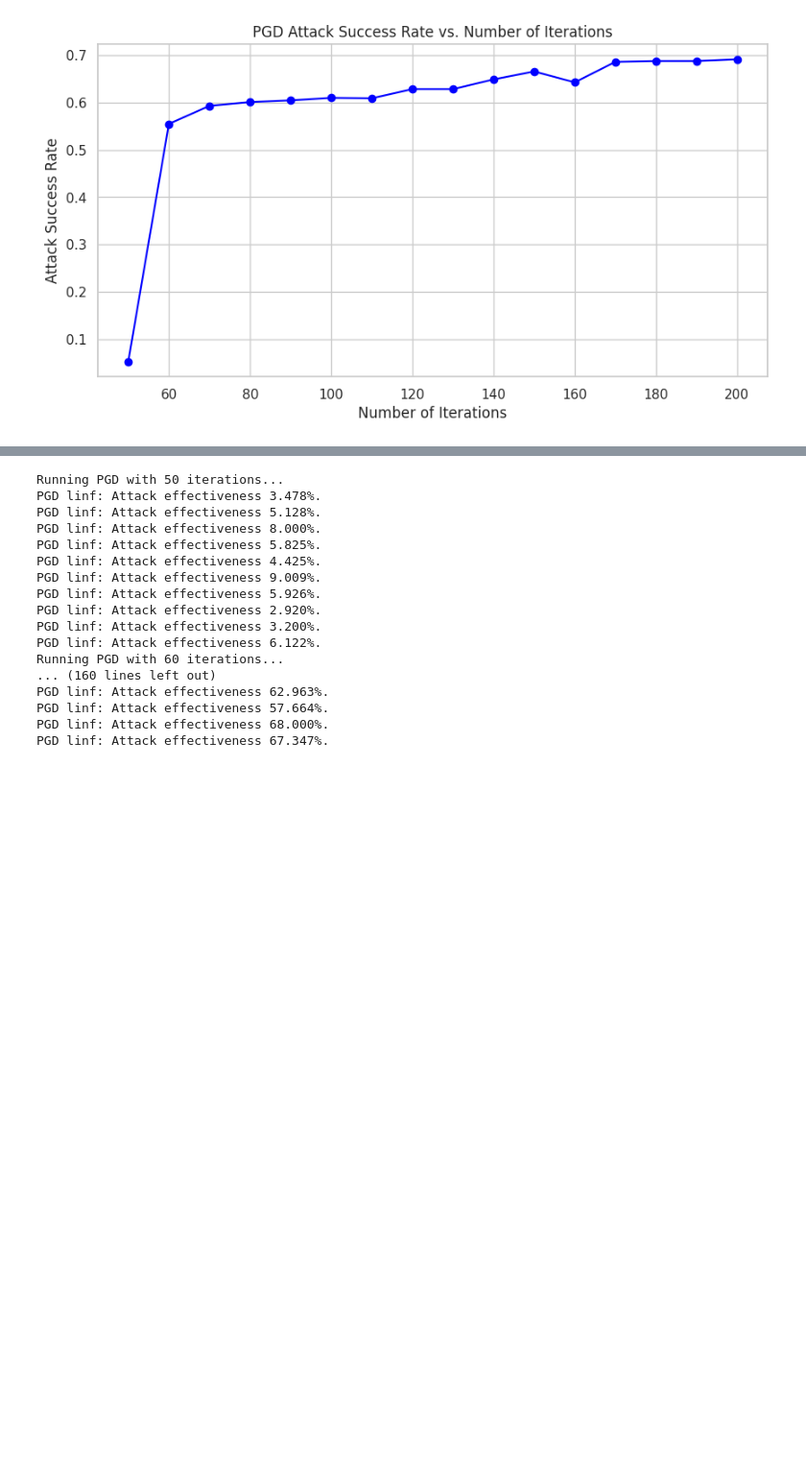
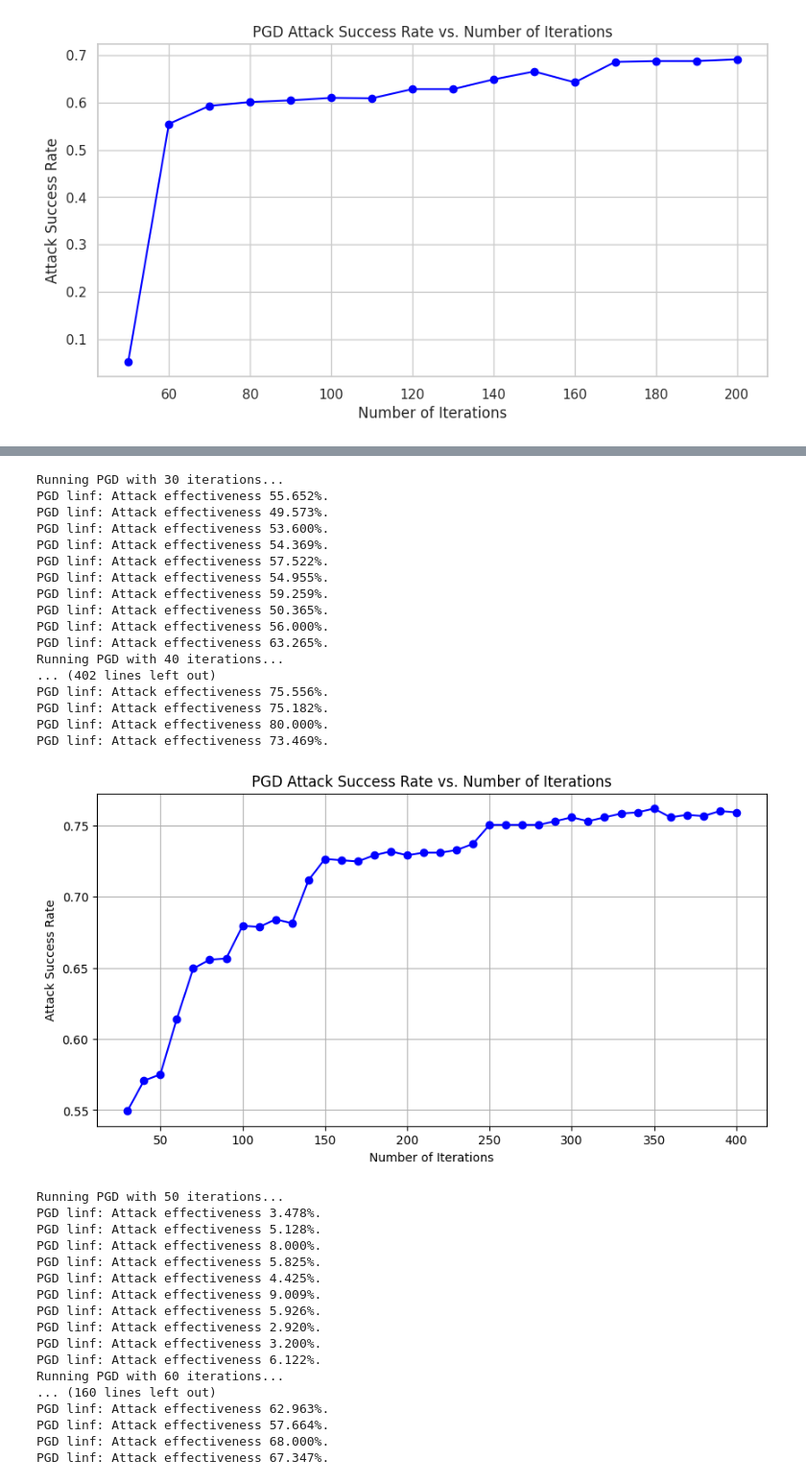
Before and after one commit to mostafa-ja/mal_adv4, a Jupyter notebook: adverserial_attack_RBF2.ipynb, the cells around one changed output, grey strips where cells are left out. Shown at 96% size. Drawn from its saved outputs; the diff is of its cells as text; code cells hidden in the pictures; blank space fills up the shorter version.

```diff
--- a/adverserial_attack_RBF2.ipynb
+++ b/adverserial_attack_RBF2.ipynb
@@ -2184,3 +2105,81 @@ PGD linf: Attack effectiveness 69.388%.
+# %%
+import torch
+import torch.nn as nn
+import torch.optim as optim
+import matplotlib.pyplot as plt
+import numpy as np
+
+def adv_predict(test_loader, model, attack, device, **kwargs):
+    model.eval()
+    n_samples = 0
+    cor_test = 0
+    cor_ad_test = 0
+
+    with torch.no_grad():
+        for x_test, y_test in test_loader:
+            x_test, y_test = x_test.to(torch.float32).to(device), y_test.to(device)
+            mal_x_batch, mal_y_batch = x_test[y_test.squeeze() == 1], y_test[y_test.squeeze() == 1]
+            n_samples += len(mal_y_batch)
+
+            outputs = model(mal_x_batch)
+            predicted = outputs.argmax(1)
+            cor_test += (predicted == 1).sum().item()
+
+            with torch.enable_grad():
+                pertb_mal_x, _, _ = attack(mal_x_batch, mal_y_batch, model, insertion_array, removal_array, **kwargs)
+
+            outputs = model(pertb_mal_x)
+            y_pred = outputs.argmax(1)
+            cor_ad_test += (y_pred == 1).sum().item()
+
+    # Calculate success rate as 1 - (correct predictions under attack / total samples)
+    attack_success_rate = 1 - (cor_ad_test / n_samples)
+    return attack_success_rate
+
+def run_pgd_attack(model, test_loader, device, iterations_list, step_size=0.02):
+    attack_success_rates = []
+    for k in iterations_list:
+        print(f"Running PGD with {k} iterations...")
+        success_rate = adv_predict(test_loader, model, pgd_min, device, k=k, step_length=step_size, norm='linf')
+        attack_success_rates.append(success_rate)
+
+    return attack_success_rates
+
+def plot_attack_success_rates(success_rates, iterations_list):
+    plt.figure(figsize=(10, 5))
+    plt.plot(iterations_list, success_rates, '-o', color='blue')
+    plt.title('PGD Attack Success Rate vs. Number of Iterations')
+    plt.xlabel('Number of Iterations')
+    plt.ylabel('Attack Success Rate')
+    plt.grid(True)
+    plt.show()
+
+# Assuming you have model, test_loader, and device defined
+iterations_list = list(range(30, 410, 10))  # Specific iteration counts from 50 to 100 with a step of 5
+step_size = 0.02  # Step size for PGD
+
+# Run PGD attack and plot the success rates
+attack_success_rates = run_pgd_attack(model_AT_rFGSM, test_loader, device, iterations_list, step_size=step_size)
+plot_attack_success_rates(attack_success_rates, iterations_list)
+# %% [output]
+Running PGD with 30 iterations...
+PGD linf: Attack effectiveness 55.652%.
+PGD linf: Attack effectiveness 49.573%.
+PGD linf: Attack effectiveness 53.600%.
+PGD linf: Attack effectiveness 54.369%.
+PGD linf: Attack effectiveness 57.522%.
+PGD linf: Attack effectiveness 54.955%.
+PGD linf: Attack effectiveness 59.259%.
+PGD linf: Attack effectiveness 50.365%.
+PGD linf: Attack effectiveness 56.000%.
+PGD linf: Attack effectiveness 63.265%.
+Running PGD with 40 iterations...
+... (402 lines left out)
+PGD linf: Attack effectiveness 75.556%.
+PGD linf: Attack effectiveness 75.182%.
+PGD linf: Attack effectiveness 80.000%.
+PGD linf: Attack effectiveness 73.469%.
+[figure, added]
 # %%
 import torch
 import torch.nn as nn
```
Also changed, not shown: parts of 5 cells of this notebook.
